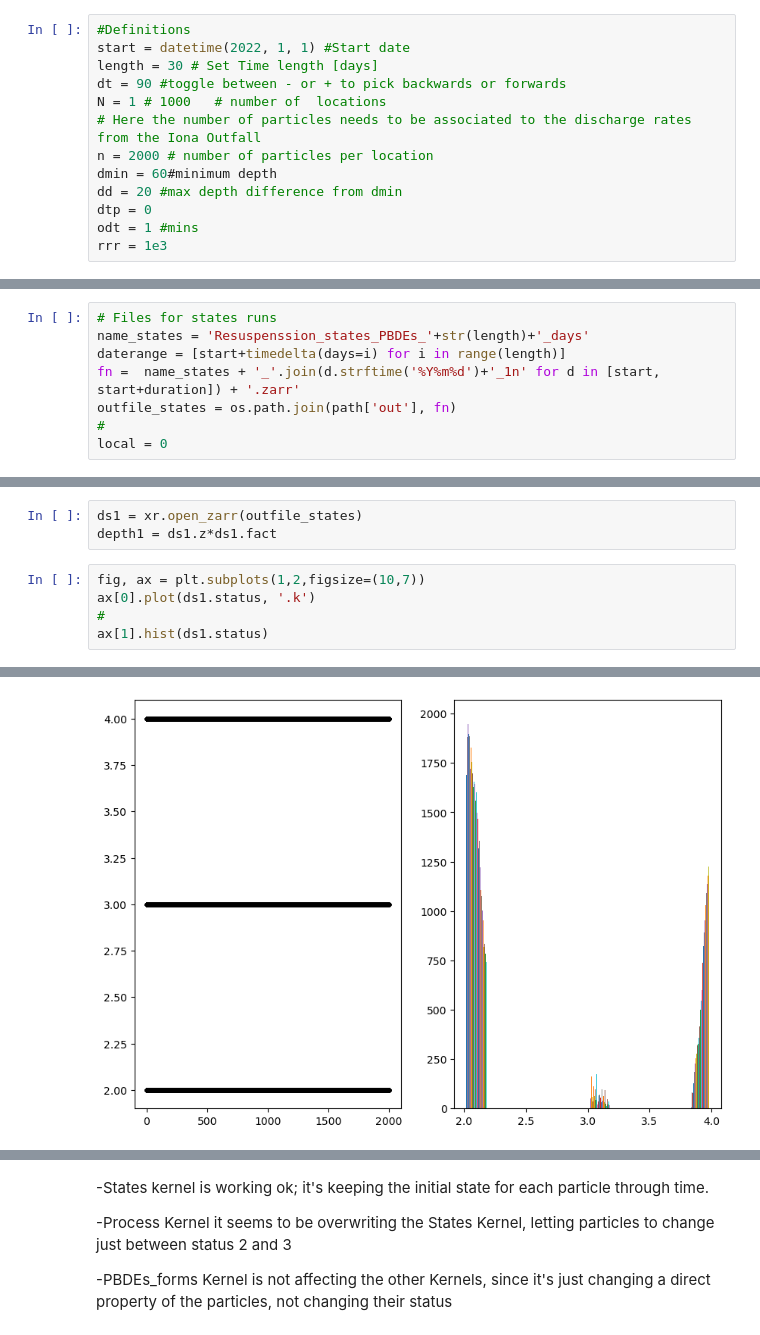
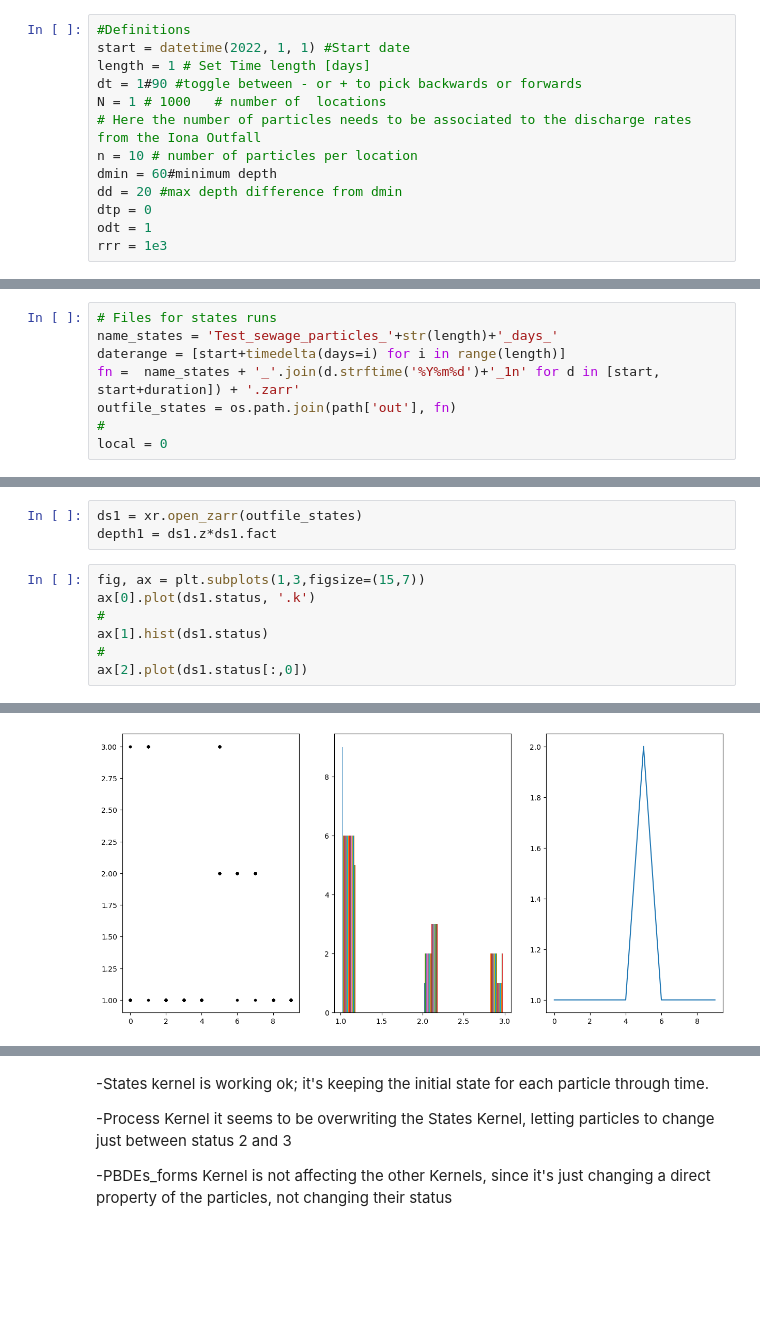
Before and after one commit to SalishSeaCast/analysis-vicente, a Jupyter notebook: Ocean_Parcels/drafts/PBDE_runs/PBDE_resuspenssion_added.ipynb, the cells around one changed output, grey strips where cells are left out. Cells and saved outputs as stored; diff of their text form; blank space fills up the shorter version.

```diff
--- a/Ocean_Parcels/drafts/PBDE_runs/PBDE_resuspenssion_added.ipynb
+++ b/Ocean_Parcels/drafts/PBDE_runs/PBDE_resuspenssion_added.ipynb
@@ -81,15 +81,15 @@ def newest(path):
 # %%
 #Definitions
 start = datetime(2022, 1, 1) #Start date
-length = 30 # Set Time length [days]
-dt = 90 #toggle between - or + to pick backwards or forwards
+length = 1 # Set Time length [days]
+dt = 1#90 #toggle between - or + to pick backwards or forwards
 N = 1 # 1000   # number of  locations
 # Here the number of particles needs to be associated to the discharge rates from the Iona Outfall
-n = 2000 # number of particles per location
+n = 10 # number of particles per location
 dmin = 60#minimum depth
 dd = 20 #max depth difference from dmin
 dtp = 0
-odt = 1 #mins
+odt = 1
 rrr = 1e3
 # %%
 # function to get grid point gridX and gridY
@@ -120,7 +120,7 @@ for i in range(N):
 The total depth at this location is 85.375 m
 # %%
 # Files for states runs
-name_states = 'Resuspenssion_states_PBDEs_'+str(length)+'_days'
+name_states = 'Test_sewage_particles_'+str(length)+'_days_'
 daterange = [start+timedelta(days=i) for i in range(length)]
 fn =  name_states + '_'.join(d.strftime('%Y%m%d')+'_1n' for d in [start, start+duration]) + '.zarr'
 outfile_states = os.path.join(path['out'], fn)
@@ -481,8 +499,10 @@ INFO: Output files are stored in /home/vvalenzuela/MOAD/Ocean_Parcels/results/PB
 ds1 = xr.open_zarr(outfile_states)
 depth1 = ds1.z*ds1.fact
 # %%
-fig, ax = plt.subplots(1,2,figsize=(10,7))
+fig, ax = plt.subplots(1,3,figsize=(15,7))
 ax[0].plot(ds1.status, '.k')
 #
 ax[1].hist(ds1.status)
+#
+ax[2].plot(ds1.status[:,0])
 # %% [output]
@@ -500 +510 @@ ax[1].hist(ds1.status)
-[figure, old version]
+[figure, new version]
```
Also changed, not shown: parts of 24 cells of this notebook, 15 other files.
